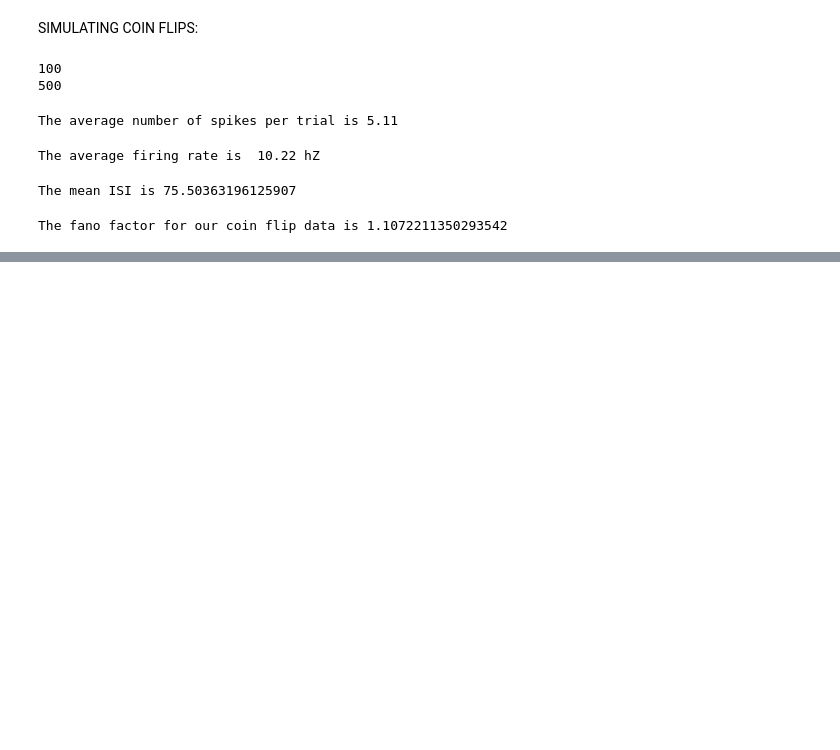
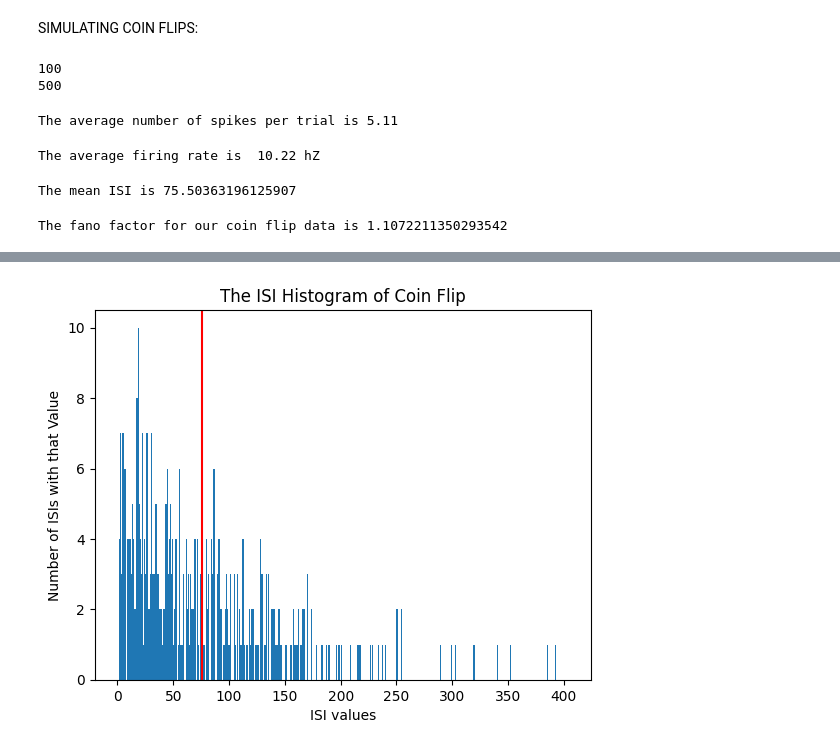
Before and after one commit to witchofizalith/MA665_HW, a Jupyter notebook: topic4/challenges.ipynb, the cells around one changed output, grey strips where cells are left out. Drawn from its saved outputs; the diff is of its cells as text; code cells hidden in the pictures; blank space fills up the shorter version.

```diff
--- a/topic4/challenges.ipynb
+++ b/topic4/challenges.ipynb
@@ -249,0 +259,9 @@ The fano factor for our coin flip data is 1.1072211350293542
+# %%
+#Q3: ISI
+plt.hist(dcISI, np.arange(np.max(dcISI)));
+plt.xlabel('ISI values')
+plt.ylabel('Number of ISIs with that Value')
+plt.title('The ISI Histogram of Coin Flip')
+plt.axvline(mean_dcISI, color='r');
+# %% [output]
+[figure, added]
```
Also changed, not shown: parts of 3 cells of this notebook, 2 other files.
